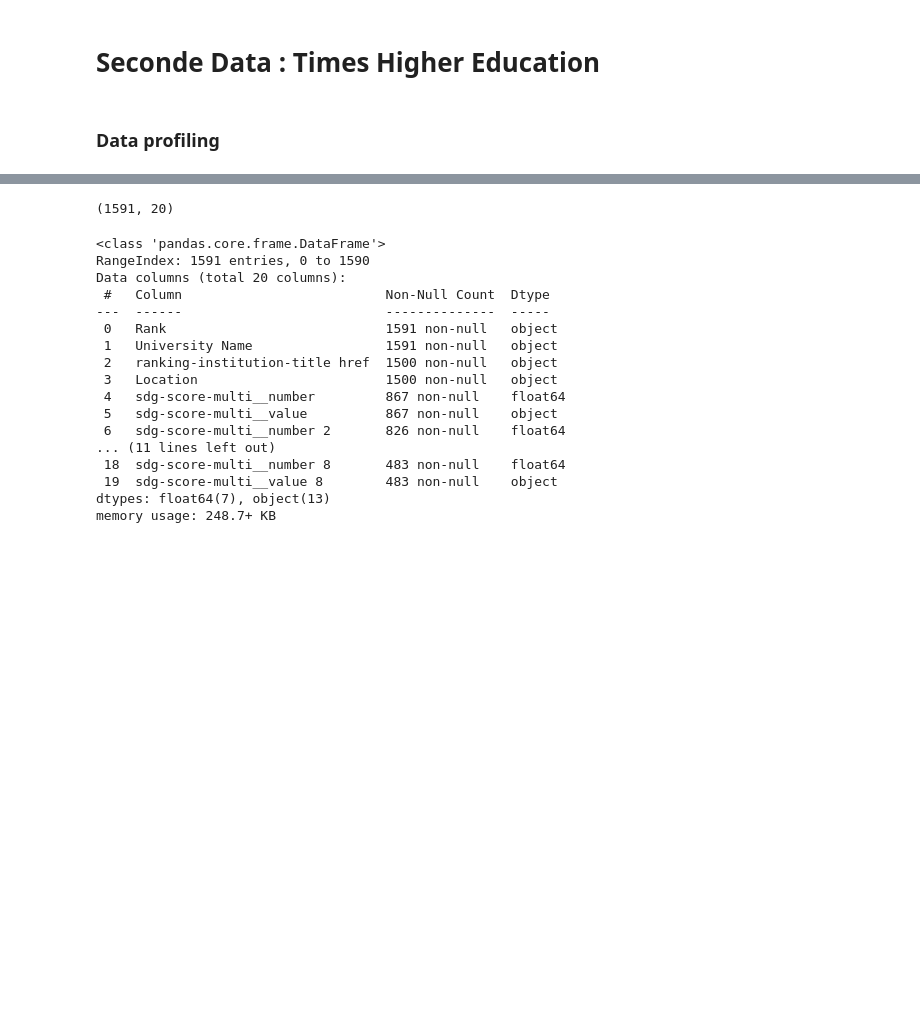
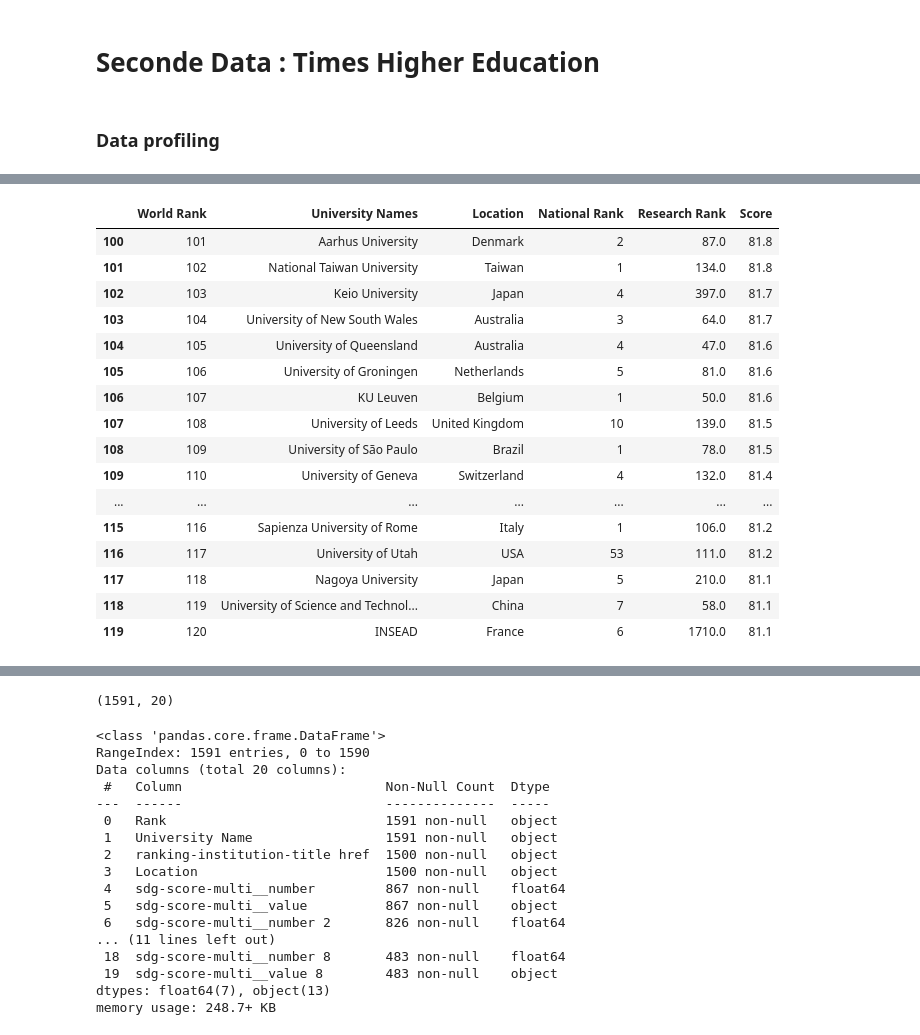
Before and after one commit to raseel4/Data_analysis_project_2, a Jupyter notebook: Project_2.ipynb, the cells around one changed output, grey strips where cells are left out. Saved outputs shown, nothing was run; the diff lists cells and outputs as text; code cells hidden in the pictures; blank space fills up the shorter version.

```diff
--- a/Project_2.ipynb
+++ b/Project_2.ipynb
@@ -52,0 +212,8 @@ memory usage: 140.8+ KB
+# %%
+#Delete unrelevent columns ['Educational Rank', 'Employability Rank', 'Faculty Rank']
+"""df_WRU.drop(['Educational Rank'],axis=1,inplace=True)
+df_WRU.drop(['Employability Rank'],axis=1,inplace=True)
+df_WRU.drop(['Faculty Rank'],axis=1,inplace=True)"""
+
+
+df_WRU_Relevent = df_WRU[['World Rank', 'University Names', 'Location ', 'National Rank', 'Research Rank', 'Score']]
@@ -63,3 +370,23 @@ df_THE.head()
 | 2 | 3 | Queen’s University | https://www.timeshighereducation.... | Canada | 2.0 | 90.6 | ... |
 | 3 | 4 | Universiti Sains Malaysia | https://www.timeshighereducation.... | Malaysia | 16.0 | 94.1 | ... |
 | 4 | 5 | University of Tasmania | https://www.timeshighereducation.... | Australia | 13.0 | 92.8 | ... |
+# %%
+df_WRU[100:120]
+# %% [output]
+|  | World Rank | University Names | Location | National Rank | Research Rank | Score |
+| 100 | 101 | Aarhus University | Denmark | 2 | 87.0 | 81.8 |
+| 101 | 102 | National Taiwan University | Taiwan | 1 | 134.0 | 81.8 |
+| 102 | 103 | Keio University | Japan | 4 | 397.0 | 81.7 |
+| 103 | 104 | University of New South Wales | Australia | 3 | 64.0 | 81.7 |
+| 104 | 105 | University of Queensland | Australia | 4 | 47.0 | 81.6 |
+| 105 | 106 | University of Groningen | Netherlands | 5 | 81.0 | 81.6 |
+| 106 | 107 | KU Leuven | Belgium | 1 | 50.0 | 81.6 |
+| 107 | 108 | University of Leeds | United Kingdom | 10 | 139.0 | 81.5 |
+| 108 | 109 | University of São Paulo | Brazil | 1 | 78.0 | 81.5 |
+| 109 | 110 | University of Geneva | Switzerland | 4 | 132.0 | 81.4 |
+| ... | ... | ... | ... | ... | ... | ... |
+| 115 | 116 | Sapienza University of Rome | Italy | 1 | 106.0 | 81.2 |
+| 116 | 117 | University of Utah | USA | 53 | 111.0 | 81.2 |
+| 117 | 118 | Nagoya University | Japan | 5 | 210.0 | 81.1 |
+| 118 | 119 | University of Science and Technol... | China | 7 | 58.0 | 81.1 |
+| 119 | 120 | INSEAD | France | 6 | 1710.0 | 81.1 |
```
Also changed, not shown: parts of 42 cells of this notebook.
